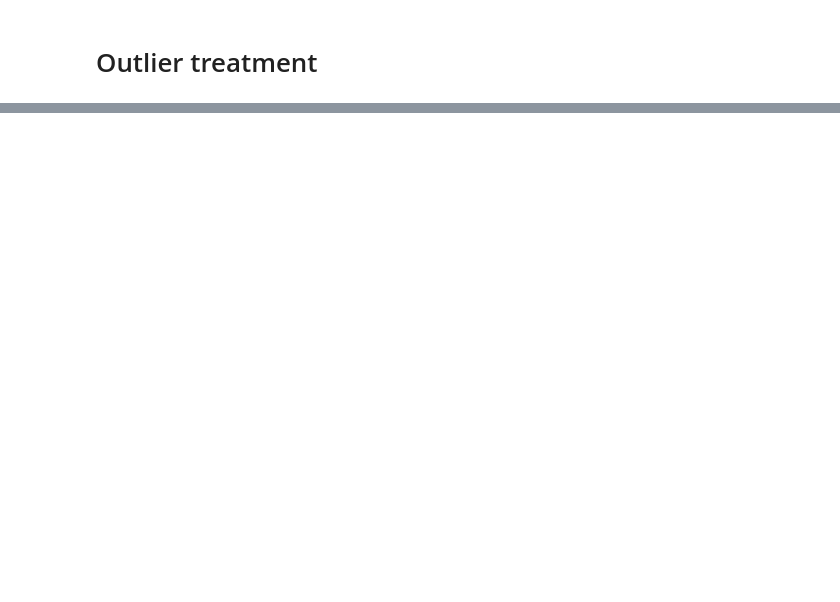
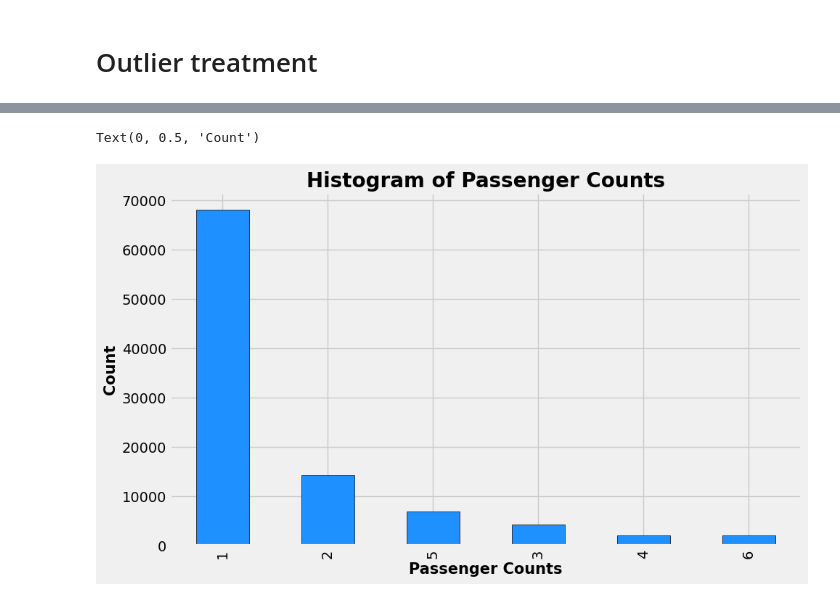
Before and after one commit to aayushs7ha/Kaggle, a Jupyter notebook: nyc-taxi-fare-prediction.ipynb, the cells around one changed output, grey strips where cells are left out. Saved outputs shown, nothing was run; the diff lists cells and outputs as text; code cells hidden in the pictures; blank space fills up the shorter version.

```diff
--- a/nyc-taxi-fare-prediction.ipynb
+++ b/nyc-taxi-fare-prediction.ipynb
@@ -121,0 +184,10 @@ df = df[((df['pickup_longitude'] > - 78)&
+# %%
+# Visualize Passenger Count
+plt.figure(figsize=(10,6))
+df['passenger_count'].value_counts().plot.bar(color = 'dodgerblue', edgecolor='k')
+plt.title("Histogram of Passenger Counts",fontsize=20,fontweight='bold')
+plt.xlabel("Passenger Counts",fontsize=15,fontweight='bold')
+plt.ylabel("Count",fontsize=15,fontweight='bold')
+# %% [output]
+Text(0, 0.5, 'Count')
+[figure, added]
```
Also changed, not shown: parts of 29 cells of this notebook.
